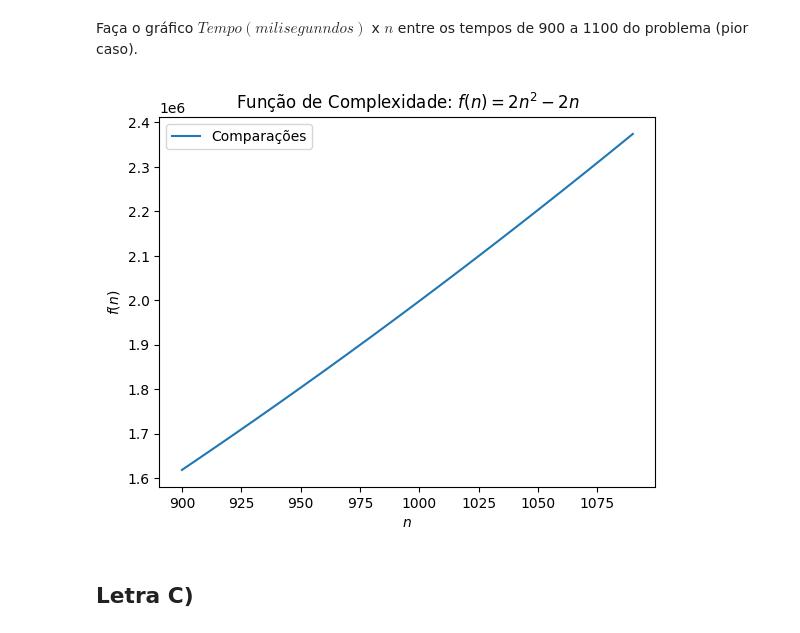
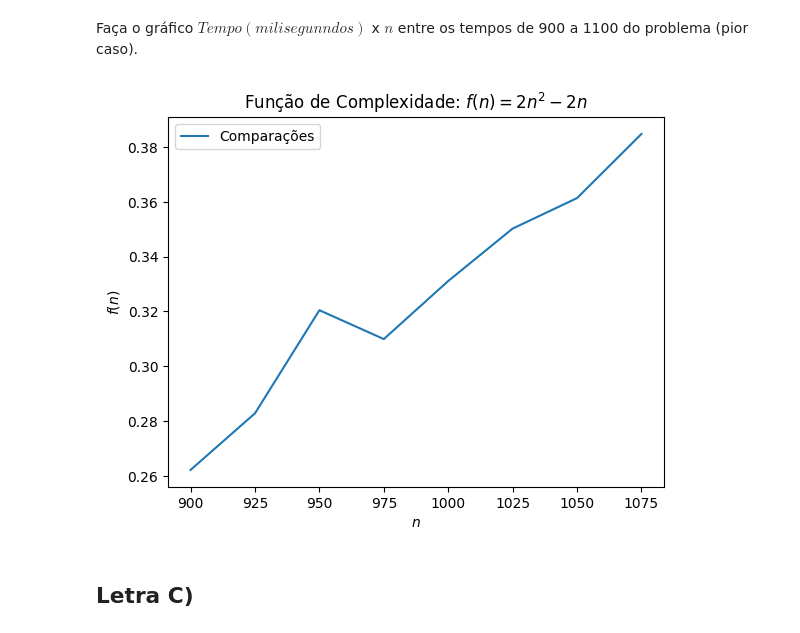
Before and after one commit to PauloRhyanK/ProjetoeAnaliseAlgoritimos, a Jupyter notebook: Extra_3_Análise_de_Complexidade_Quadrática.ipynb, the cells around one changed output. Drawn from its saved outputs; the diff is of its cells as text; code cells hidden in the pictures.

```diff
--- a/Extra_3_Análise_de_Complexidade_Quadrática.ipynb
+++ b/Extra_3_Análise_de_Complexidade_Quadrática.ipynb
@@ -105,7 +106,7 @@ def LetraB(x,y,t):
       T.append(tempT)  # Adiciona o tempo de execução
 
   # Plotando o gráfico
-  plt.plot(X, Y, label="Comparações")
+  plt.plot(X, T, label="Comparações")
   plt.xlabel('$n$')
   plt.ylabel('$f(n)$')
   fn = '$f(n) = 2n^2 - 2n$'
@@ -171,9 +182,9 @@ LetraA()
 # %% [markdown]
 Faça o gráfico $Tempo (milisegunndos)$ x $n$ entre os tempos de 900 a 1100 do problema (pior caso).
 # %%
-LetraB(900,1100,10)
+LetraB(900,1100,25)
 # %% [output]
-[figure, old version]
+[figure, new version]
 # %% [markdown]
 ## Letra C)
 # %% [markdown]
```
Also changed, not shown: parts of 8 cells of this notebook.
